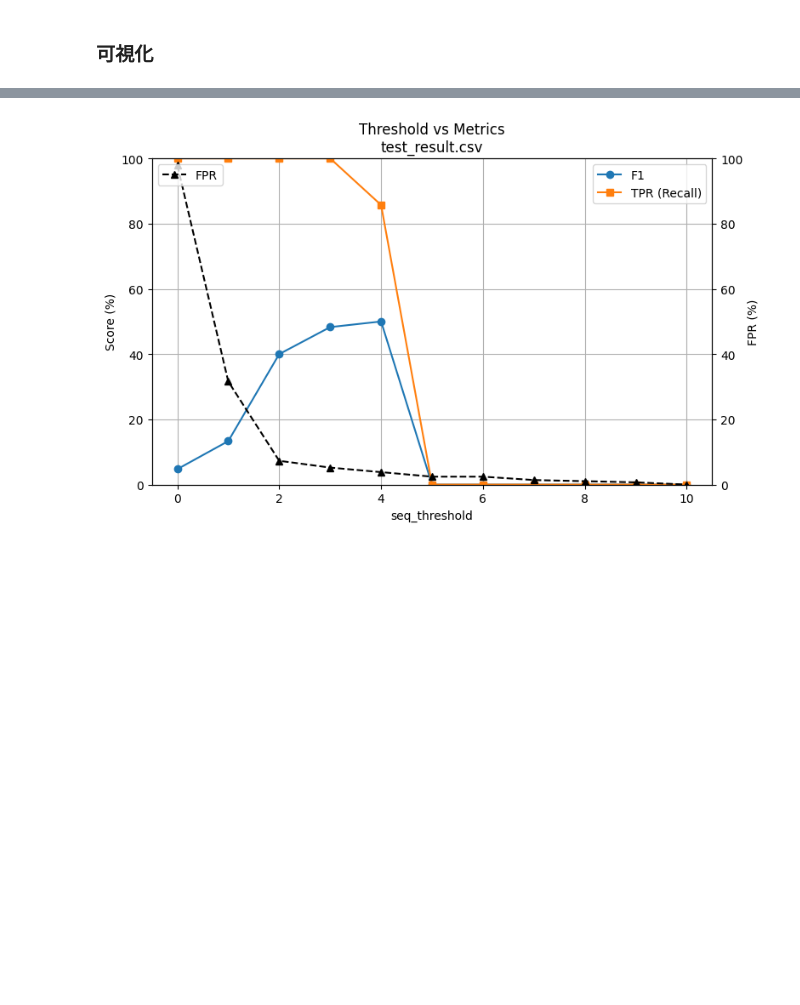
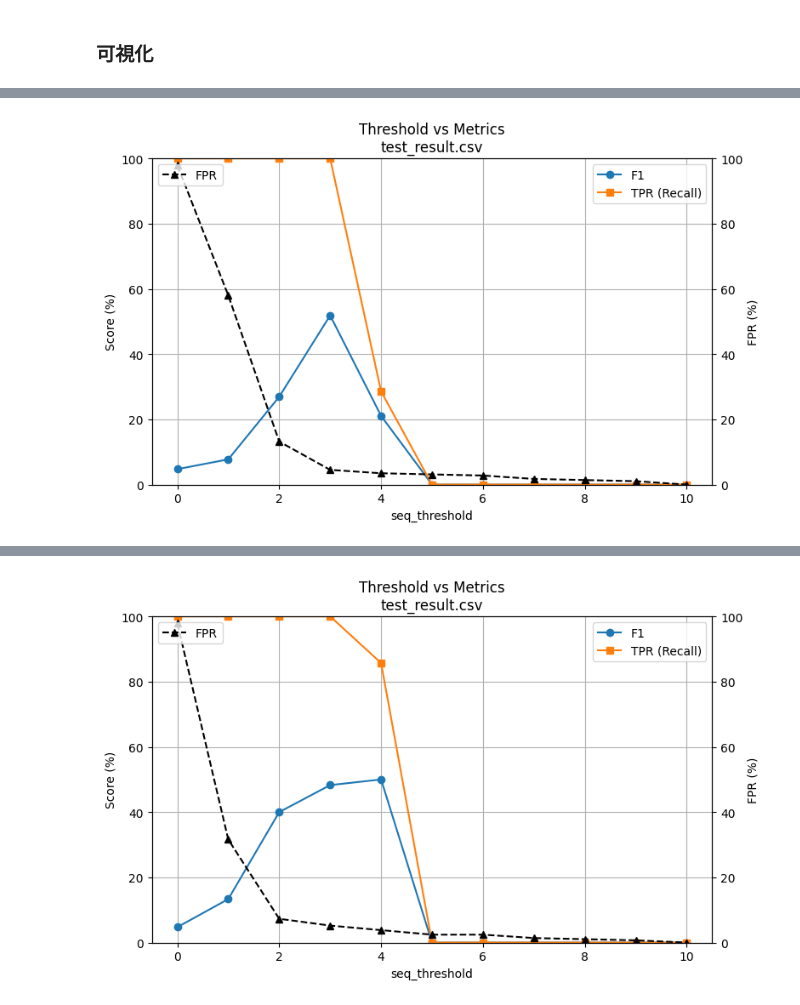
Before and after one commit to iwamura-0201/My_lad, a Jupyter notebook: src/main.ipynb, the cells around one changed output, grey strips where cells are left out. Cells and saved outputs as stored; diff of their text form; code cells hidden in the pictures; blank space fills up the shorter version.

```diff
--- a/src/main.ipynb
+++ b/src/main.ipynb
@@ -965,0 +1033,4 @@ threshold=1.000['0.0000', '0.0000', '224.0000', '251.0000', '0.0000', '0.0000',
+# %%
+a.plot_threshold_metrics(Path("../archive/17/T1105/test_result.csv"))
+# %% [output]
+[figure, added]
```
Also changed, not shown: parts of 70 cells of this notebook, 13 other files.
